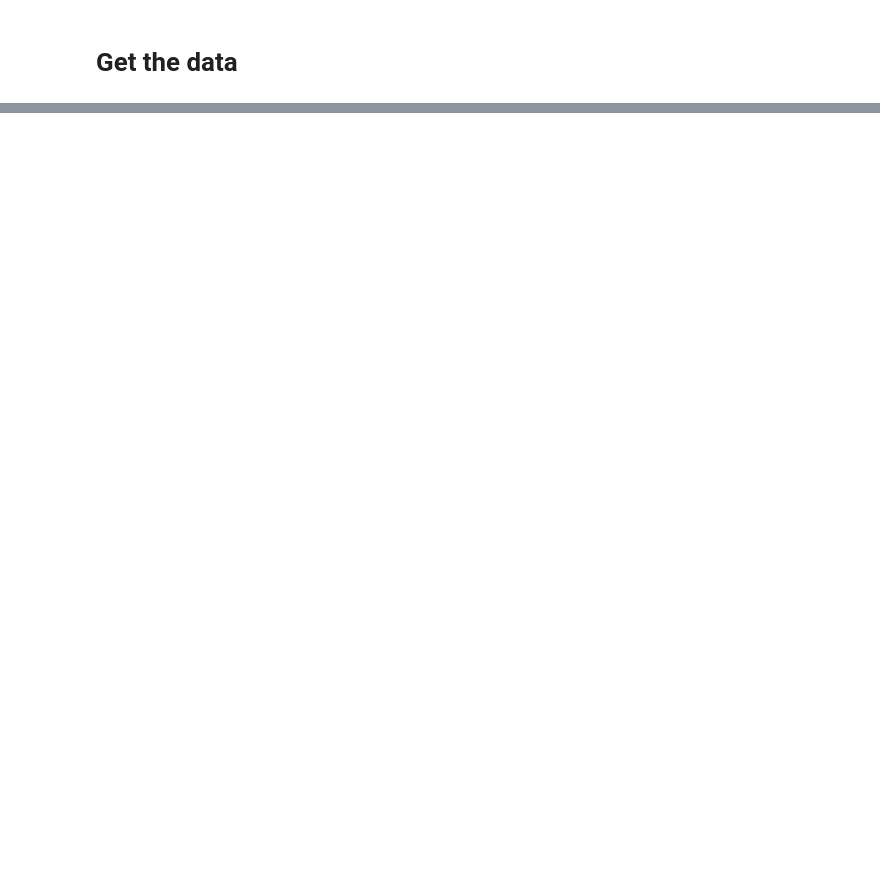
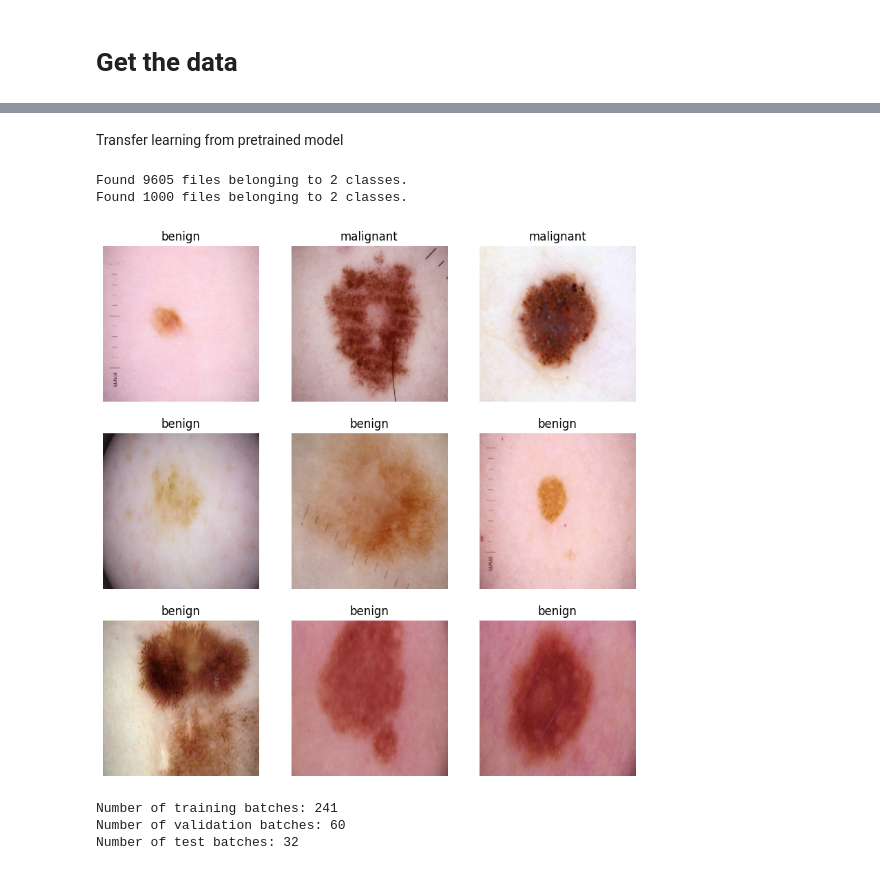
Before and after one commit to dorhac/EveryOtherFreckle, a Jupyter notebook: build_model.ipynb, the cells around one changed output, grey strips where cells are left out. Saved outputs shown, nothing was run; the diff lists cells and outputs as text; code cells hidden in the pictures; blank space fills up the shorter version.

```diff
--- a/build_model.ipynb
+++ b/build_model.ipynb
@@ -112,0 +24,45 @@ Epoch 10/10
+# %% [markdown]
+Transfer learning from pretrained model
+# %%
+train_dir  = 'melanoma_cancer_dataset/train'
+test_dir  = 'melanoma_cancer_dataset/test'
+
+BATCH_SIZE = 32
+IMG_SIZE = (160, 160)
+
+train_dataset = tf.keras.utils.image_dataset_from_directory(train_dir,
+                                                            shuffle=True,
+                                                            batch_size=BATCH_SIZE,
+                                                            image_size=IMG_SIZE)
+
+test_dataset = tf.keras.utils.image_dataset_from_directory(test_dir,
+                                                                 shuffle=True,
+                                                                 batch_size=BATCH_SIZE,
+                                                                 image_size=IMG_SIZE)
+# %% [output]
+Found 9605 files belonging to 2 classes.
+Found 1000 files belonging to 2 classes.
+# %%
+class_names = train_dataset.class_names
+
+plt.figure(figsize=(10, 10))
+for images, labels in train_dataset.take(1):
+  for i in range(9):
+    ax = plt.subplot(3, 3, i + 1)
+    plt.imshow(images[i].numpy().astype("uint8"))
+    plt.title(class_names[labels[i]])
+    plt.axis("off")
+# %% [output]
+[figure, added]
+# %%
+train_batches = tf.data.experimental.cardinality(train_dataset)
+validation_dataset = train_dataset.take(train_batches // 5)
+train_dataset = train_dataset.skip(train_batches // 5)
+
+print('Number of training batches: %d' % tf.data.experimental.cardinality(train_dataset))
+print('Number of validation batches: %d' % tf.data.experimental.cardinality(validation_dataset))
+print('Number of test batches: %d' % tf.data.experimental.cardinality(test_dataset))
+# %% [output]
+Number of training batches: 241
+Number of validation batches: 60
+Number of test batches: 32
```
Also changed, not shown: parts of 27 cells of this notebook.
